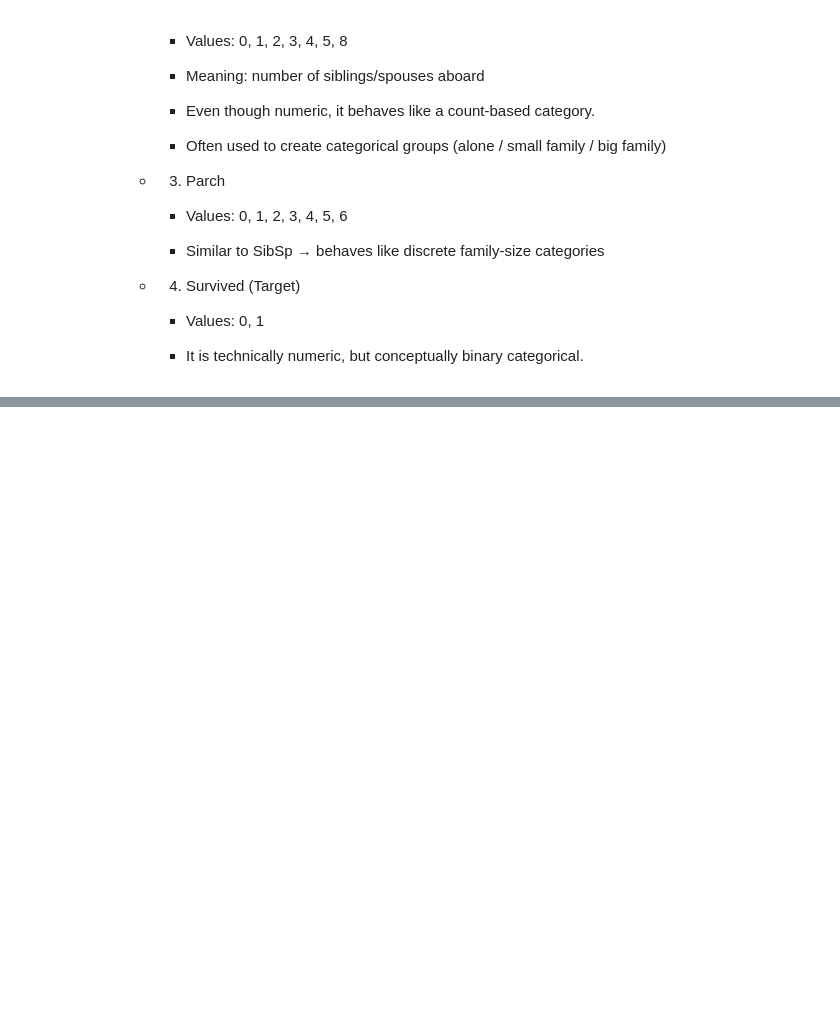
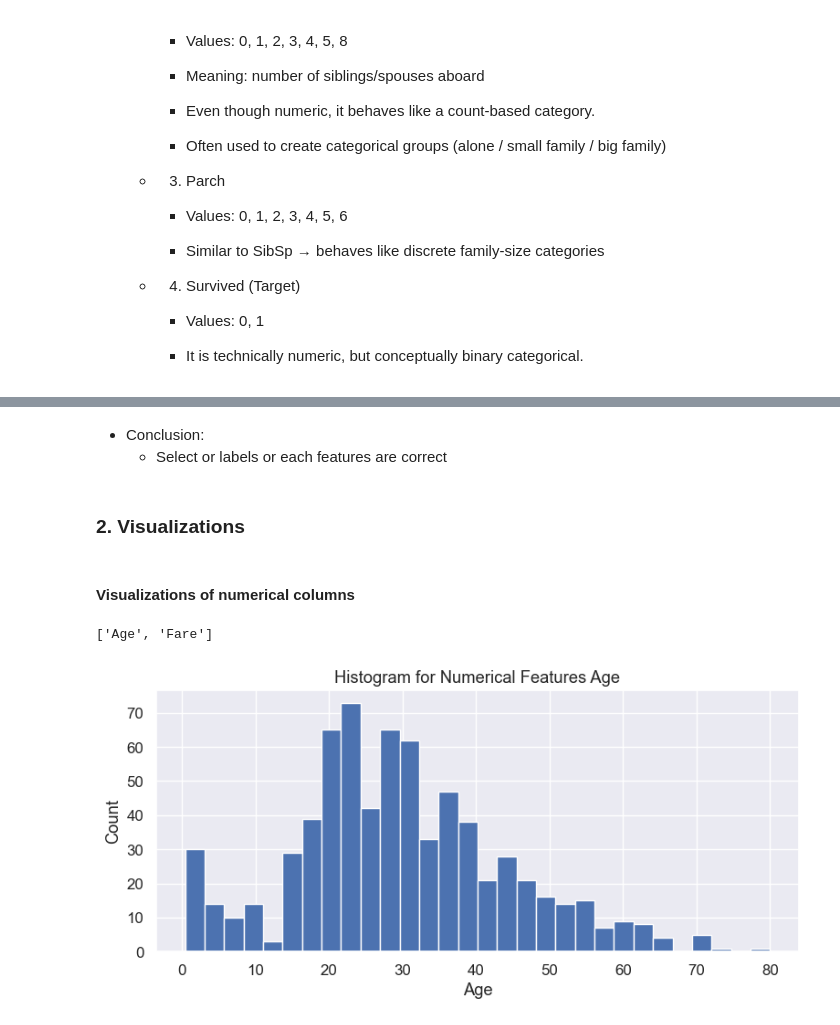
Before and after one commit to KzRaihan/Machine-learning, a Jupyter notebook: Module_06_EDA/_3_EDA_titanic_dataset.ipynb, the cells around one changed output, grey strips where cells are left out. Cells and saved outputs as stored; diff of their text form; code cells hidden in the pictures; blank space fills up the shorter version.

```diff
--- a/Module_06_EDA/_3_EDA_titanic_dataset.ipynb
+++ b/Module_06_EDA/_3_EDA_titanic_dataset.ipynb
@@ -176,0 +328,37 @@ df.head(10)
+# %% [markdown]
+- Conclusion:
+    - Select or labels or each features are correct
+# %% [markdown]
+### 2. Visualizations
+# %%
+import matplotlib.pyplot as plt
+
+import seaborn as sns
+
+plt.style.use("default")
+
+plt.style.use("default")
+
+sns.set(font_scale = 1.1)
+# %% [markdown]
+#### Visualizations of numerical columns
+# %%
+numerical_cols
+# %% [output]
+['Age', 'Fare']
+# %%
+# histogram for sinlge column (Age)
+
+df['Age'].hist(bins = 30, figsize=(8,4))
+
+plt.title("Histogram for Numerical Features Age")
+
+plt.xlabel("Age")
+
+plt.ylabel("Count")
+
+plt.tight_layout()
+
+plt.show()
+# %% [output]
+[figure, added]
```
Also changed, not shown: parts of 21 cells of this notebook, 2 other files.
